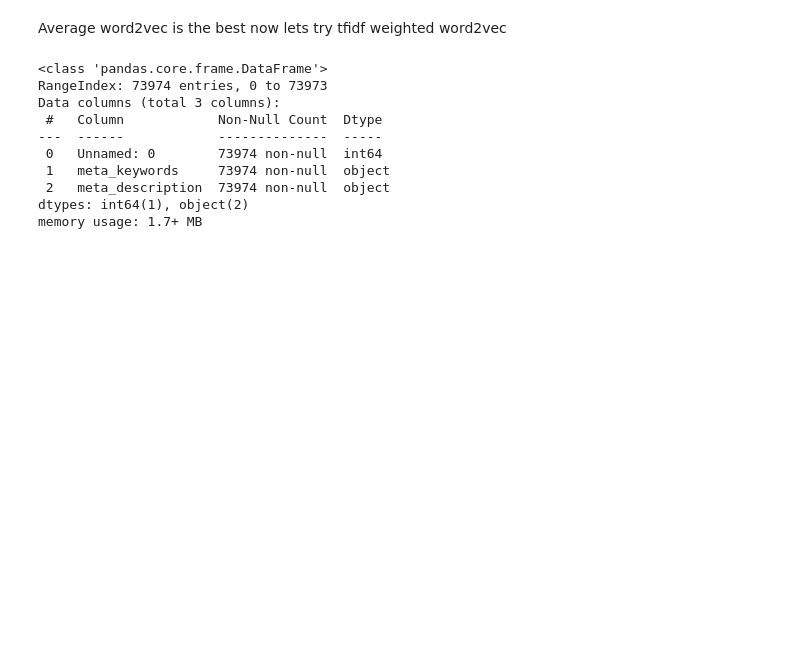
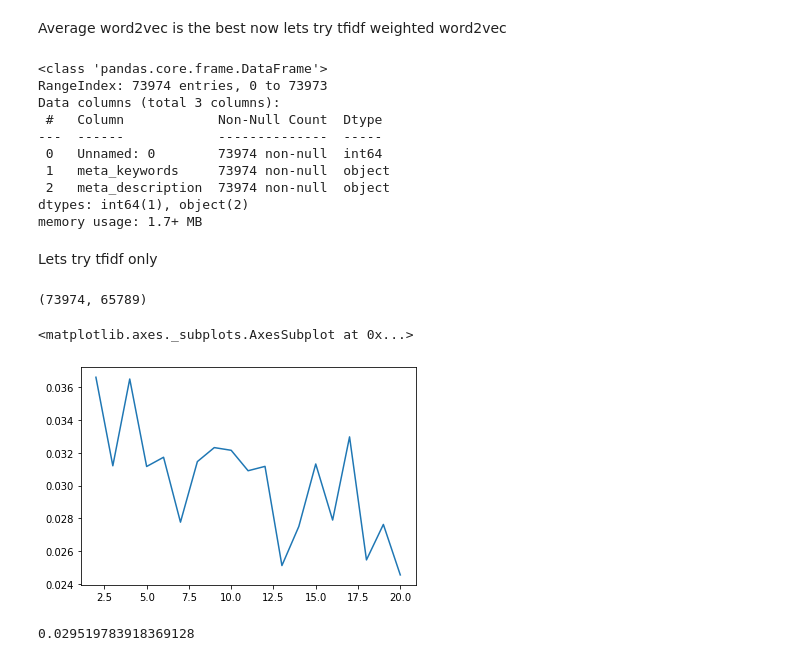
Before and after one commit to ydv1412/comapny_clustering, a Jupyter notebook: company_clustering.ipynb, the cells around one changed output. Saved outputs shown, nothing was run; the diff lists cells and outputs as text; code cells hidden in the pictures; blank space fills up the shorter version.

```diff
--- a/company_clustering.ipynb
+++ b/company_clustering.ipynb
@@ -620,3 +620,35 @@ for sent in tqdm(filtered_list):
     vector = vector/summation
     tfidf_w2v.append(vector)
     row +=1
+# %% [markdown]
+Lets try tfidf only
+# %%
+from sklearn.feature_extraction.text import TfidfVectorizer
+count_vector = TfidfVectorizer()
+# %%
+tfidf_vector = count_vector.fit_transform(df['meta_description'].values)
+# %%
+tfidf_vector.shape
+# %% [output]
+(73974, 65789)
+# %%
+ sil = []
+kmax = 20
+
+# dissimilarity would not be defined for a single cluster, thus, minimum number of clusters should be 2
+for k in tqdm(range(2, kmax+1)):
+  kmeans = KMeans(n_clusters = k).fit(tfidf_vector)
+  labels = kmeans.labels_
+  sil.append(silhouette_score(tfidf_vector, labels, metric = 'euclidean'))
+# %%
+xs2 = [i for i in range(2,21)]
+sns.lineplot(xs2,sil)
+# %% [output]
+<matplotlib.axes._subplots.AxesSubplot at 0x...>
+[figure, added]
+# %%
+kmeans = KMeans(n_clusters = 13).fit(tfidf_vector)
+labels = kmeans.labels_
+print(silhouette_score(tfidf_vector, labels, metric = 'euclidean'))
+# %% [output]
+0.029519783918369128
```
Also changed, not shown: parts of 3 cells of this notebook.
